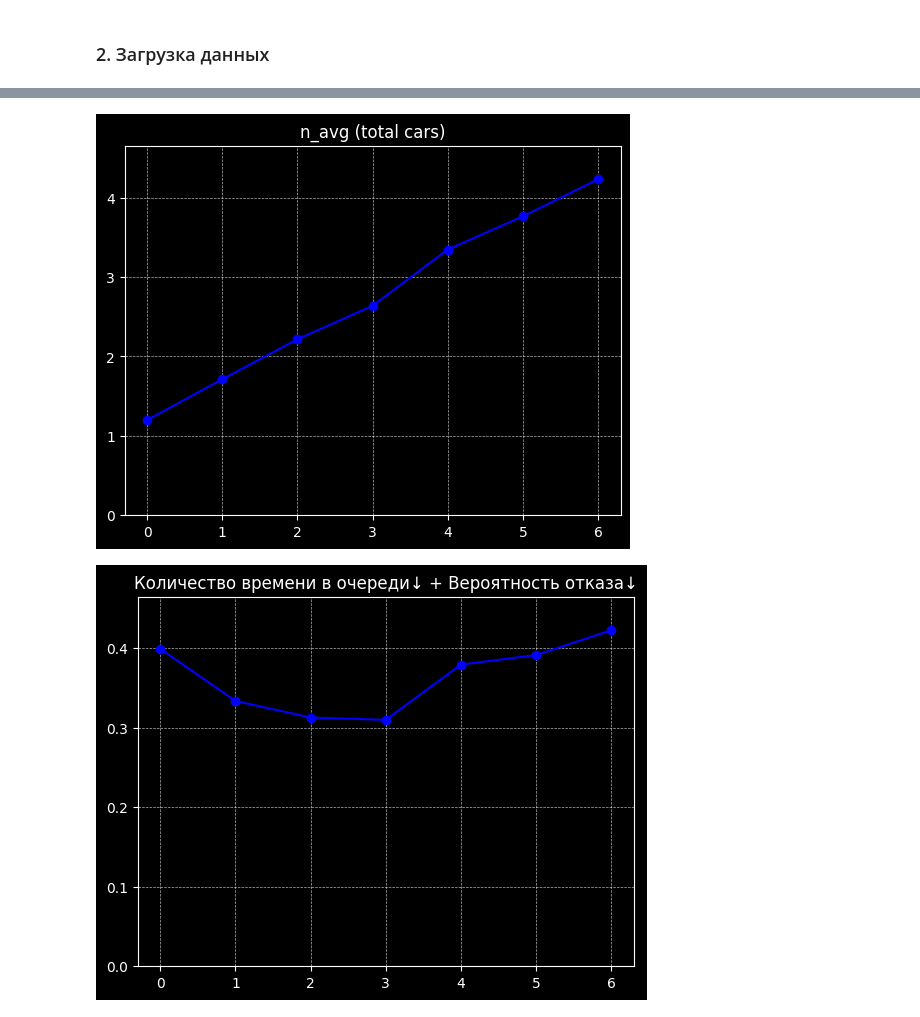
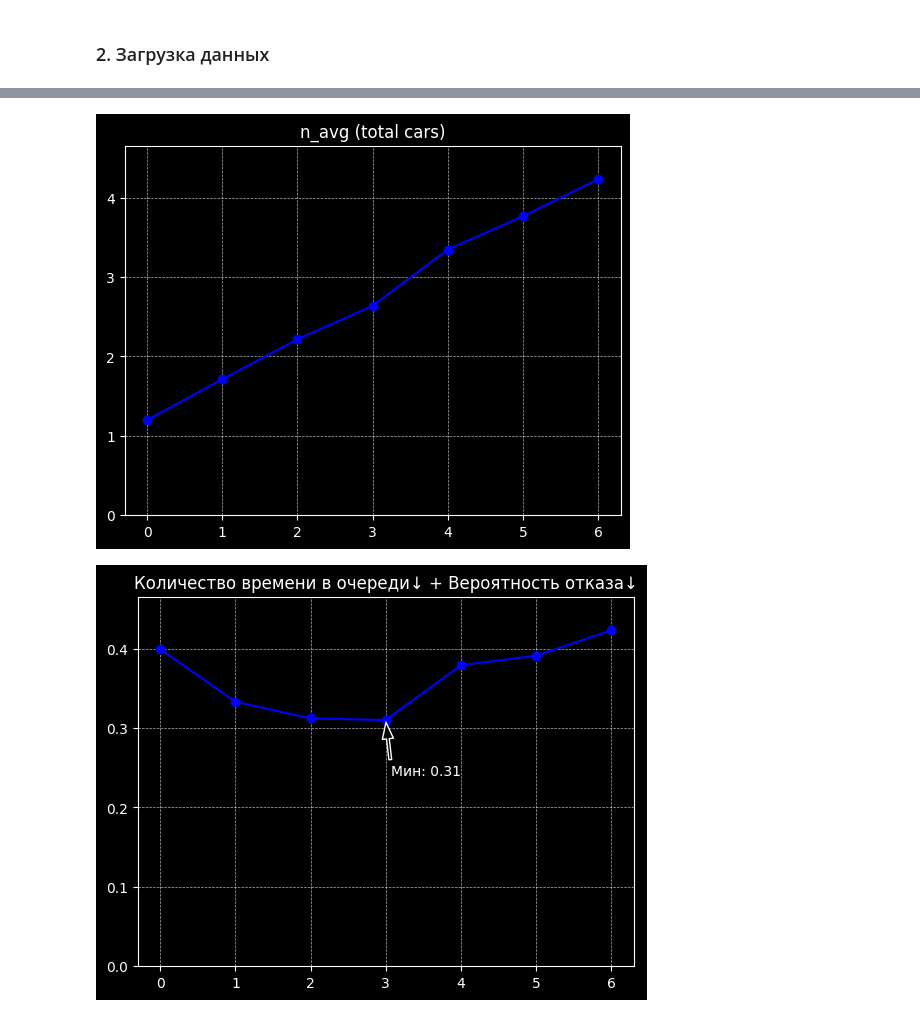
Before and after one commit to Vasja1142/system-modeling, a Jupyter notebook: graphics.ipynb, the cells around one changed output, grey strips where cells are left out. Cells and saved outputs as stored; diff of their text form; code cells hidden in the pictures.

Commit message:
Добавлены очереди от 0 до 6

```diff
--- a/graphics.ipynb
+++ b/graphics.ipynb
@@ -25,33 +25,60 @@ def get_data_csv(path):
 data = {}
 
 path = BASE_DIR / '2_queue_of_car' / 'results_multiple_queues.csv'
 
 data_queue = get_data_csv(path)
 for key, *values, _ in data_queue[1:]:
-    values = list(map(float, values))
+    values = [round(float(i), 3) for i in values]
     data[key] = values
 
-data["Количество времени в очереди↓ + Вероятность отказа↓"] = [data["t_wait_avg"][i] + data["p_reject"][i] for i in range(len(data["t_wait_avg"]))]
+
 for key, value in data.items():
     figure, axes = plt.subplots()
     axes.plot([0,1,2,3,4,5,6], value, "ob-")
     axes.set_ylim(bottom=min(0,min(value)-max(value) * 0.05), top=max(value) * 1.1)
     axes.grid(True, which="major", axis="both", linestyle="--", linewidth=0.5, alpha=0.7)
     axes.set_xticks([0,1,2,3,4,5,6])
     plt.title(key)
     plt.show()
+
+
+figure, axes = plt.subplots()
+title = "Количество времени в очереди↓ + Вероятность отказа↓"
+data[title] = [data["t_wait_avg"][i] + data["p_reject"][i] for i in range(len(data["t_wait_avg"]))]
+min_val = min(data[title])
+min_idx = data[title].index(min_val)
+axes.plot([0,1,2,3,4,5,6], data[title], "ob-")
+axes.set_ylim(bottom=min(0,min(data[title])-max(data[title]) * 0.05), top=max(data[title]) * 1.1)
+axes.grid(True, which="major", axis="both", linestyle="--", linewidth=0.5, alpha=0.7)
+axes.set_xticks([0,1,2,3,4,5,6])
+plt.title(title)
+# Используем annotate вместо text
+axes.annotate(
+    f"Мин: {min_val}",
+    xy=(min_idx, min_val),          # Куда указывает стрелка (координаты точки)
+    xytext=(min_idx + 1.0, min_val - 0.07), # Где расположить текст
+    arrowprops=dict(
+        facecolor="black",          # Цвет заливки стрелки
+        shrink=0.05,                # Отступ стрелки от точки и текста
+        width=2,                    # Ширина самой стрелки
+        headwidth=8                 # Ширина наконечника
+    ),
+    horizontalalignment="right"     # Выравнивание текста относительно его координат
+)
+
+plt.show()
 # %% [output]
 [figure]
 [figure]
 [figure]
 [figure]
 [figure]
 [figure]
 [figure]
 [figure]
 [figure]
 [figure]
 [figure]
 [figure]
 [figure]
-[figure, old version]
+[figure, new version]
```
